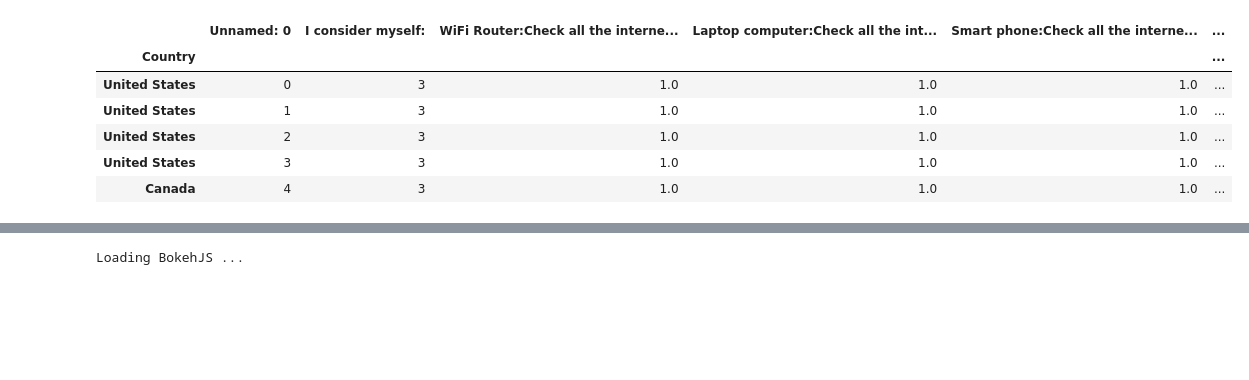
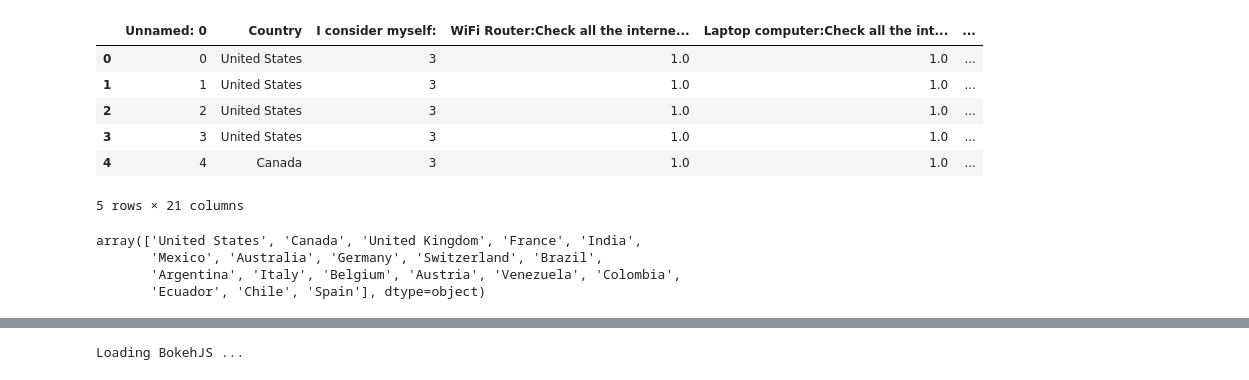
Before and after one commit to INFO-4602-5602/project-3-mozilla-project-3-team-6, a Jupyter notebook: JustinChin/JChin_Mozilla_Graphs.ipynb, the cells around one changed output, grey strips where cells are left out. Saved outputs shown, nothing was run; the diff lists cells and outputs as text; code cells hidden in the pictures; blank space fills up the shorter version.

```diff
--- a/JustinChin/JChin_Mozilla_Graphs.ipynb
+++ b/JustinChin/JChin_Mozilla_Graphs.ipynb
@@ -6,13 +6,13 @@ import numpy as np
 #File name of raw csv, which should be in the same folder/directory as the Preprocessing Notebook
 raw_filename = 'clean_data.csv'
 # %%
-data = pd.read_csv(raw_filename, sep='\t', index_col='Country')
+data = pd.read_csv(raw_filename, sep='\t')
 data.head()
 # %% [output]
-|  | Unnamed: 0 | I consider myself: | WiFi Router:Check all the interne... | Laptop computer:Check all the int... | Smart phone:Check all the interne... | ... |
-| Country |  |  |  |  |  | ... |
-| United States | 0 | 3 | 1.0 | 1.0 | 1.0 | ... |
-| United States | 1 | 3 | 1.0 | 1.0 | 1.0 | ... |
-| United States | 2 | 3 | 1.0 | 1.0 | 1.0 | ... |
-| United States | 3 | 3 | 1.0 | 1.0 | 1.0 | ... |
-| Canada | 4 | 3 | 1.0 | 1.0 | 1.0 | ... |
+|  | Unnamed: 0 | Country | I consider myself: | WiFi Router:Check all the interne... | Laptop computer:Check all the int... | ... |
+| 0 | 0 | United States | 3 | 1.0 | 1.0 | ... |
+| 1 | 1 | United States | 3 | 1.0 | 1.0 | ... |
+| 2 | 2 | United States | 3 | 1.0 | 1.0 | ... |
+| 3 | 3 | United States | 3 | 1.0 | 1.0 | ... |
+| 4 | 4 | Canada | 3 | 1.0 | 1.0 | ... |
+5 rows × 21 columns
@@ -18,0 +24,8 @@ data.head()
+# %%
+countryList=aggregate_data.Country.unique()
+countryList
+# %% [output]
+array(['United States', 'Canada', 'United Kingdom', 'France', 'India',
+       'Mexico', 'Australia', 'Germany', 'Switzerland', 'Brazil',
+       'Argentina', 'Italy', 'Belgium', 'Austria', 'Venezuela', 'Colombia',
+       'Ecuador', 'Chile', 'Spain'], dtype=object)
```
Also changed, not shown: parts of 9 cells of this notebook.
